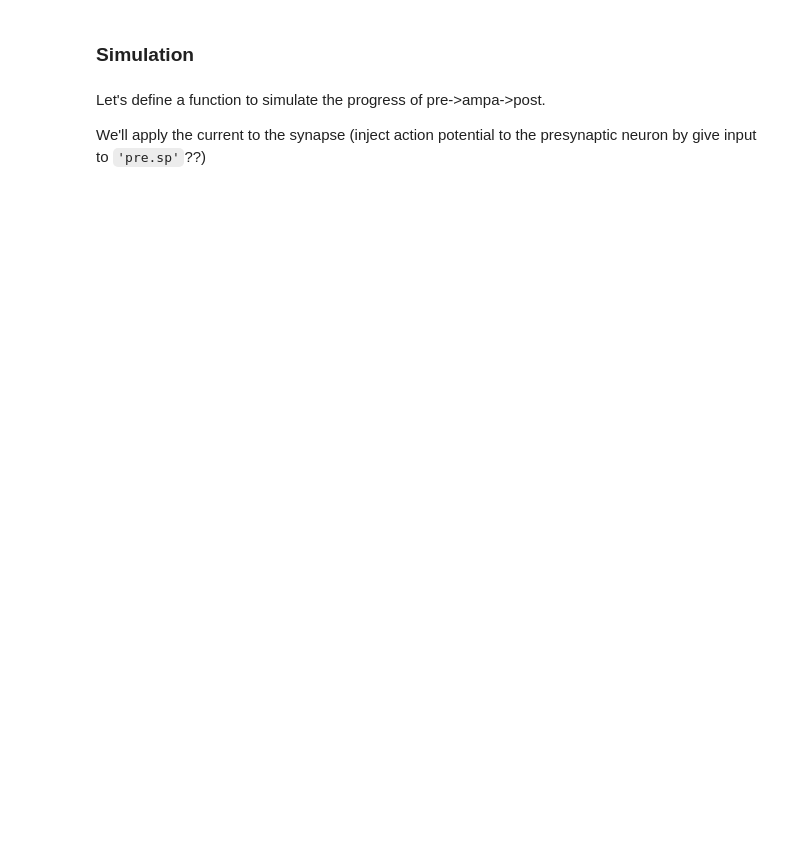
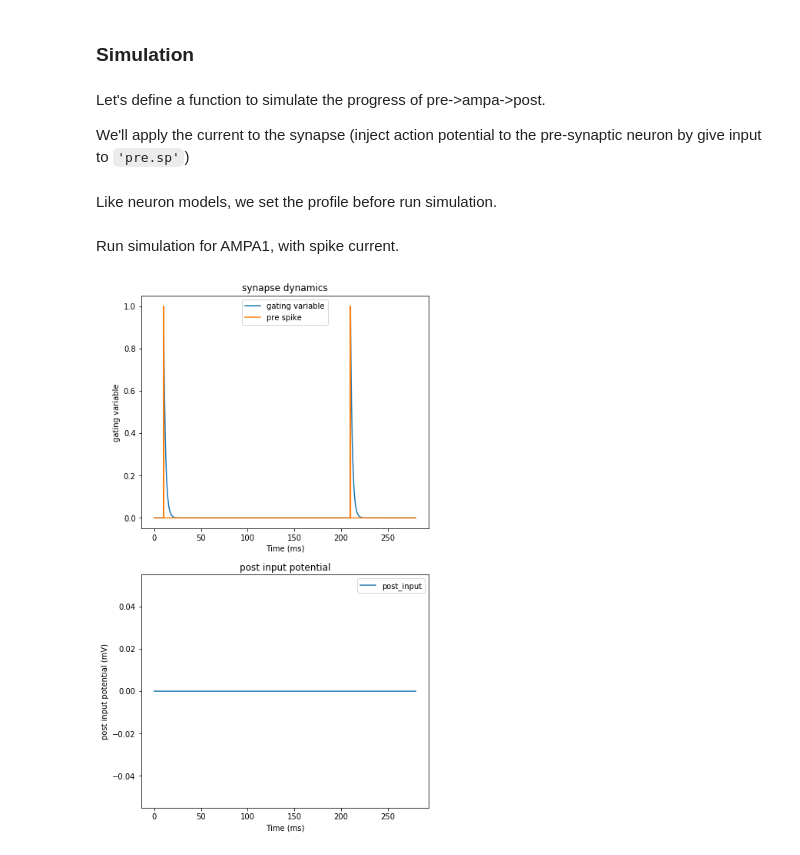
Before and after one commit to Gracewx/BrainPy-Models, a Jupyter notebook: docs/synapses/AMPA.ipynb, the cells around one changed output. Cells and saved outputs as stored; diff of their text form; code cells hidden in the pictures; blank space fills up the shorter version.

```diff
--- a/docs/synapses/AMPA.ipynb
+++ b/docs/synapses/AMPA.ipynb
@@ -179,7 +181,7 @@ def AMPA2(g_max=0.42, E=E_SYN, alpha=0.98, beta=0.18, T=0.5, T_duration=0.5):
 # %% [markdown]
 Let's define a function to simulate the progress of pre->ampa->post.
 
-We'll apply the current to the synapse (inject action potential to the presynaptic neuron by give input to `'pre.sp'`??)
+We'll apply the current to the synapse (inject action potential to the pre-synaptic neuron by give input to `'pre.sp'`)
 # %%
 import matplotlib.pyplot as plt
 
@@ -224 +232,3 @@ def run_ampa_single(cls, duration=350.):
     plt.show()
+# %% [markdown]
+Like neuron models, we set the profile before run simulation.
@@ -224,0 +237,11 @@ def run_ampa_single(cls, duration=350.):
+# %% [markdown]
+Run simulation for AMPA1, with spike current.
+# %%
+# get input current
+amplitudes = [10, 210, 410, 610]
+duration = 70. * len(amplitudes)
+spike_I = bp.inputs.spike_current(amplitudes, bp.profile._dt, 1., duration=duration)
+
+run_ampa_single(cls = AMPA1(), Iext = spike_I, duration = duration)
+# %% [output]
+[figure, added]
```
Also changed, not shown: parts of 11 cells of this notebook.
